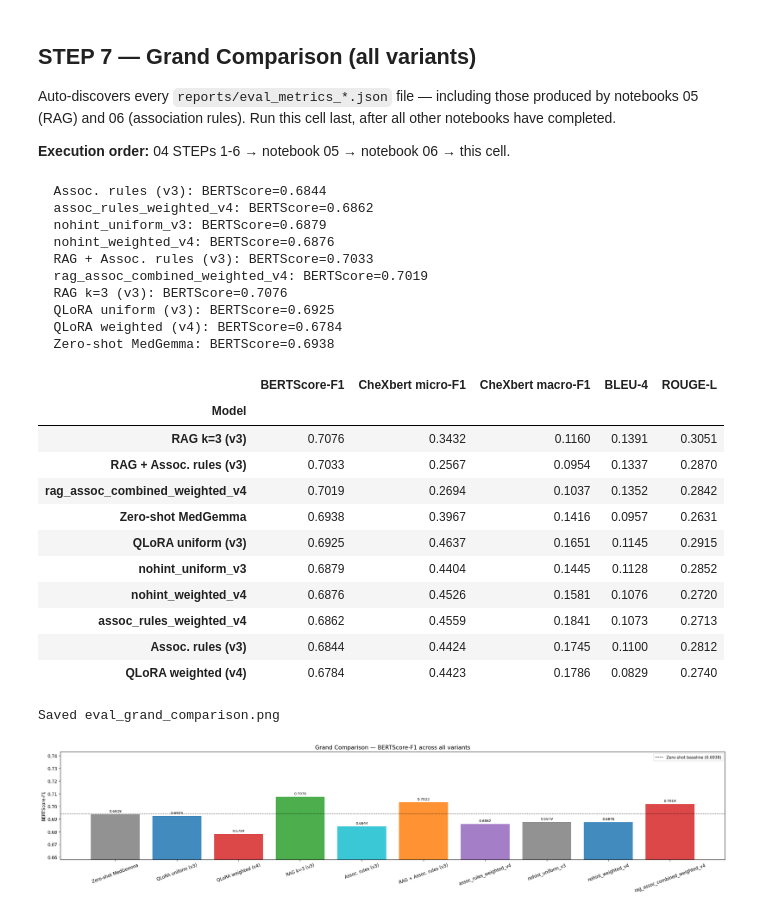
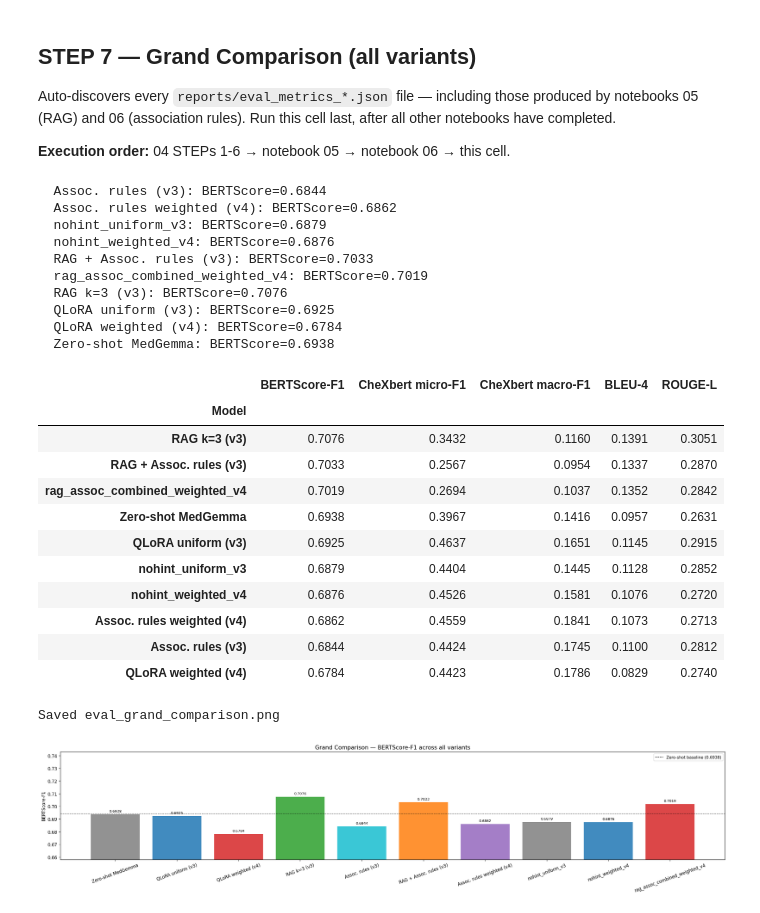
Before and after one commit to DiegoViillalba/ReportCXR, a Jupyter notebook: notebooks/04_eval_and_figures.ipynb, the cells around one changed output. Drawn from its saved outputs; the diff is of its cells as text; code cells hidden in the pictures.

```diff
--- a/notebooks/04_eval_and_figures.ipynb
+++ b/notebooks/04_eval_and_figures.ipynb
@@ -551,6 +551,7 @@ ALL_DISPLAY_NAMES = {
     'rag_k5_uniform_v3':           'RAG k=5 (v3)',
     'assoc_rules_uniform_v3':      'Assoc. rules (v3)',
     'rag_assoc_combined_uniform_v3': 'RAG + Assoc. rules (v3)',
+    'assoc_rules_weighted_v4':     'Assoc. rules weighted (v4)',
 }
 
 # ── Scan all cached metric files ──────────────────────────────────────────────
@@ -601,35 +602,35 @@ else:
         ax.legend(fontsize=9)
     for bar, val in zip(bars, bscore):
         ax.text(bar.get_x() + bar.get_width()/2, val + 0.001, f'{val:.4f}',
                 ha='center', va='bottom', fontsize=8)
     ax.set_ylim(min(bscore) * 0.97, max(bscore) * 1.05)
     ax.set_ylabel('BERTScore-F1')
     ax.set_title('Grand Comparison — BERTScore-F1 across all variants', fontsize=13)
     ax.tick_params(axis='x', labelrotation=20)
     plt.tight_layout()
     fig.savefig(FIGURES_DIR / 'eval_grand_comparison.png', dpi=150, bbox_inches='tight')
     print('Saved eval_grand_comparison.png'); plt.show()
 # %% [output]
   Assoc. rules (v3): BERTScore=0.6844
-  assoc_rules_weighted_v4: BERTScore=0.6862
+  Assoc. rules weighted (v4): BERTScore=0.6862
   nohint_uniform_v3: BERTScore=0.6879
   nohint_weighted_v4: BERTScore=0.6876
   RAG + Assoc. rules (v3): BERTScore=0.7033
   rag_assoc_combined_weighted_v4: BERTScore=0.7019
   RAG k=3 (v3): BERTScore=0.7076
   QLoRA uniform (v3): BERTScore=0.6925
   QLoRA weighted (v4): BERTScore=0.6784
   Zero-shot MedGemma: BERTScore=0.6938
 |  | BERTScore-F1 | CheXbert micro-F1 | CheXbert macro-F1 | BLEU-4 | ROUGE-L |
 | Model |  |  |  |  |  |
 | RAG k=3 (v3) | 0.7076 | 0.3432 | 0.1160 | 0.1391 | 0.3051 |
 | RAG + Assoc. rules (v3) | 0.7033 | 0.2567 | 0.0954 | 0.1337 | 0.2870 |
 | rag_assoc_combined_weighted_v4 | 0.7019 | 0.2694 | 0.1037 | 0.1352 | 0.2842 |
 | Zero-shot MedGemma | 0.6938 | 0.3967 | 0.1416 | 0.0957 | 0.2631 |
 | QLoRA uniform (v3) | 0.6925 | 0.4637 | 0.1651 | 0.1145 | 0.2915 |
 | nohint_uniform_v3 | 0.6879 | 0.4404 | 0.1445 | 0.1128 | 0.2852 |
 | nohint_weighted_v4 | 0.6876 | 0.4526 | 0.1581 | 0.1076 | 0.2720 |
-| assoc_rules_weighted_v4 | 0.6862 | 0.4559 | 0.1841 | 0.1073 | 0.2713 |
+| Assoc. rules weighted (v4) | 0.6862 | 0.4559 | 0.1841 | 0.1073 | 0.2713 |
 | Assoc. rules (v3) | 0.6844 | 0.4424 | 0.1745 | 0.1100 | 0.2812 |
 | QLoRA weighted (v4) | 0.6784 | 0.4423 | 0.1786 | 0.0829 | 0.2740 |
 Saved eval_grand_comparison.png
```
Also changed, not shown: parts of 1 cell of this notebook, 4 other files.
